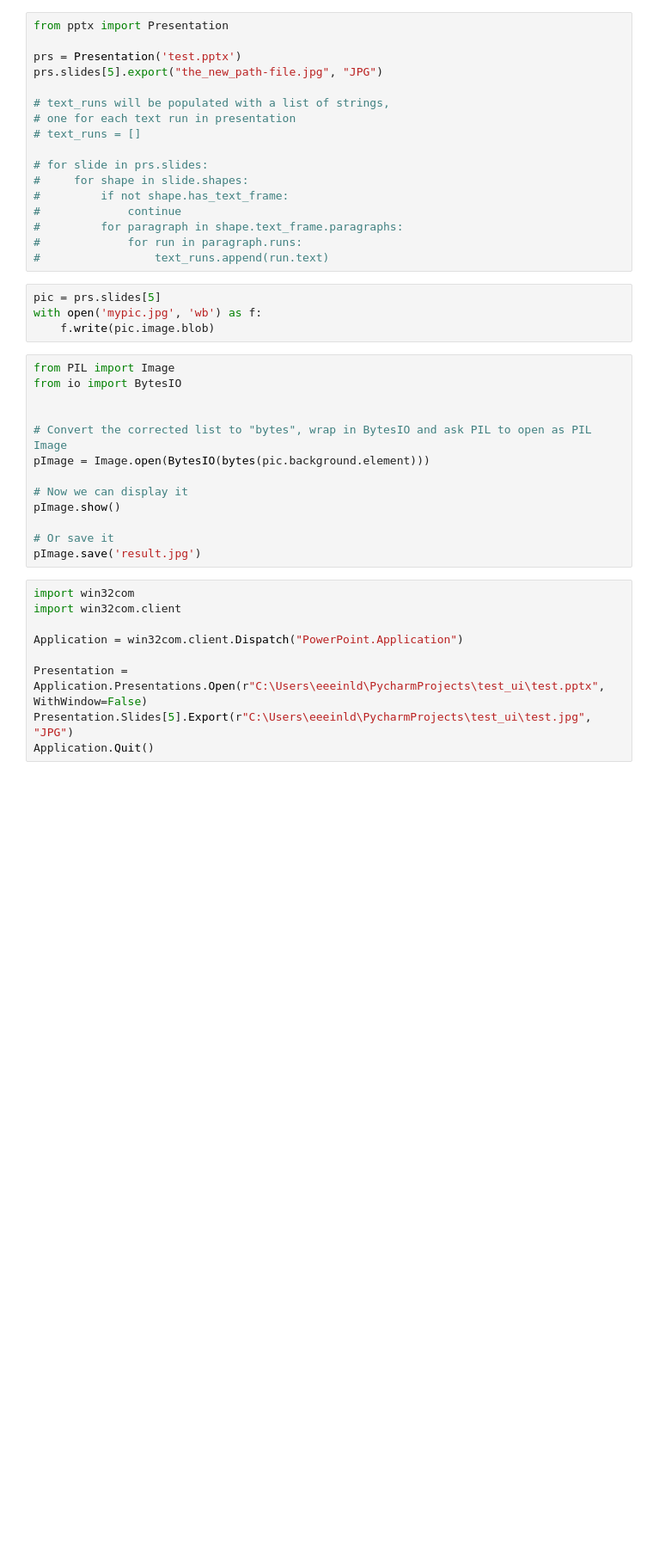
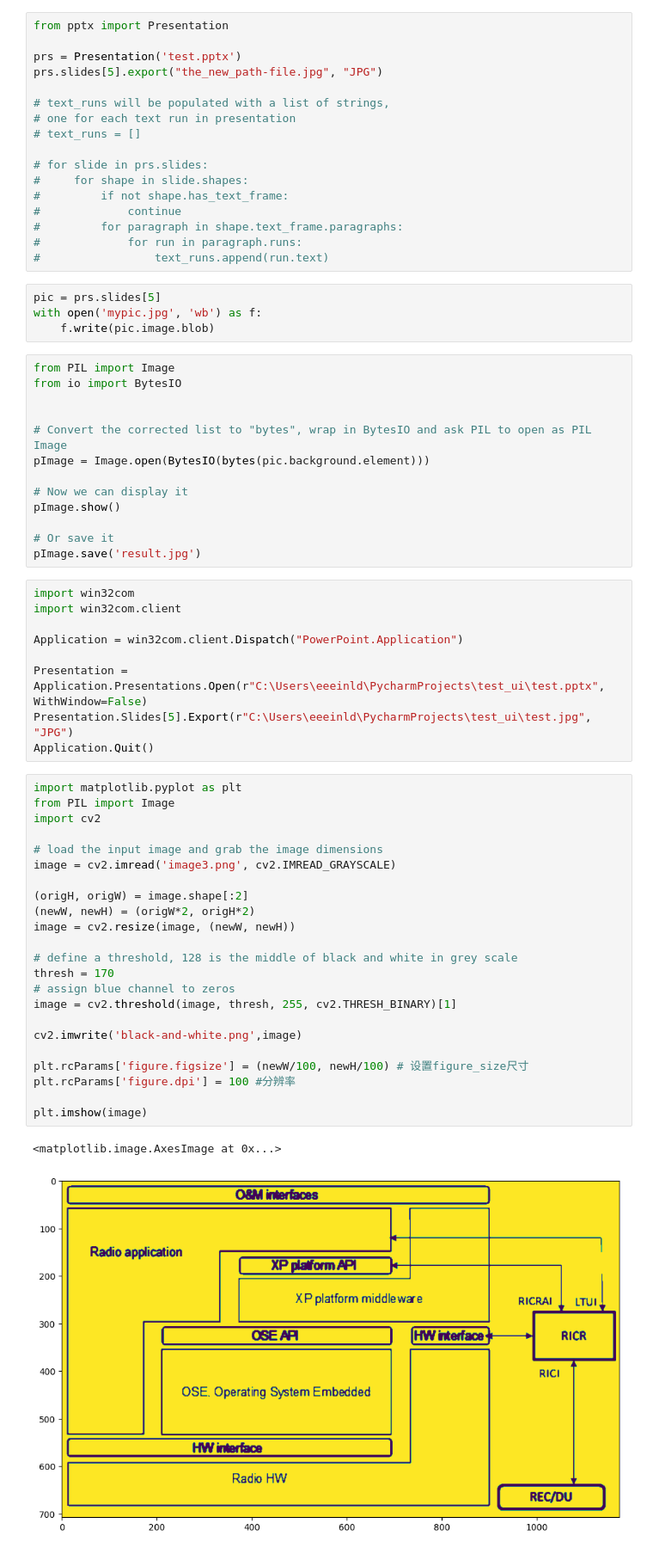
Before and after one commit to dj-lei/xbrain_knowledge_graph, a Jupyter notebook: test.ipynb, the cells around one changed output. Shown at 86% size. Drawn from its saved outputs; the diff is of its cells as text; blank space fills up the shorter version.

```diff
--- a/test.ipynb
+++ b/test.ipynb
@@ -120,3 +161,29 @@ Application = win32com.client.Dispatch("PowerPoint.Application")
 Presentation = Application.Presentations.Open(r"C:\Users\eeeinld\PycharmProjects\test_ui\test.pptx", WithWindow=False)
 Presentation.Slides[5].Export(r"C:\Users\eeeinld\PycharmProjects\test_ui\test.jpg", "JPG")
 Application.Quit()
+# %%
+import matplotlib.pyplot as plt
+from PIL import Image
+import cv2
+
+# load the input image and grab the image dimensions
+image = cv2.imread('image3.png', cv2.IMREAD_GRAYSCALE)
+
+(origH, origW) = image.shape[:2]
+(newW, newH) = (origW*2, origH*2)
+image = cv2.resize(image, (newW, newH))
+
+# define a threshold, 128 is the middle of black and white in grey scale
+thresh = 170
+# assign blue channel to zeros
+image = cv2.threshold(image, thresh, 255, cv2.THRESH_BINARY)[1]
+
+cv2.imwrite('black-and-white.png',image)
+
+plt.rcParams['figure.figsize'] = (newW/100, newH/100) # 设置figure_size尺寸
+plt.rcParams['figure.dpi'] = 100 #分辨率
+
+plt.imshow(image)
+# %% [output]
+<matplotlib.image.AxesImage at 0x...>
+[figure, added]
```
Also changed, not shown: parts of 8 cells of this notebook, 1 other file.
